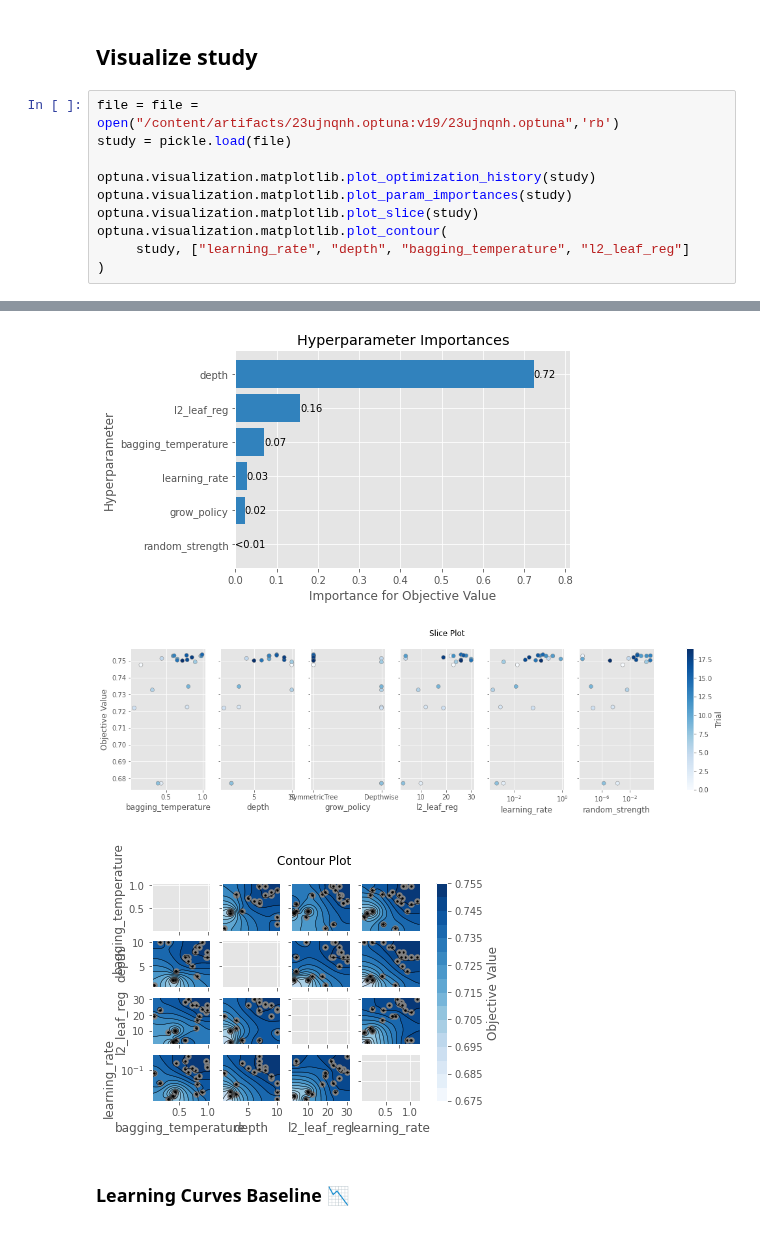
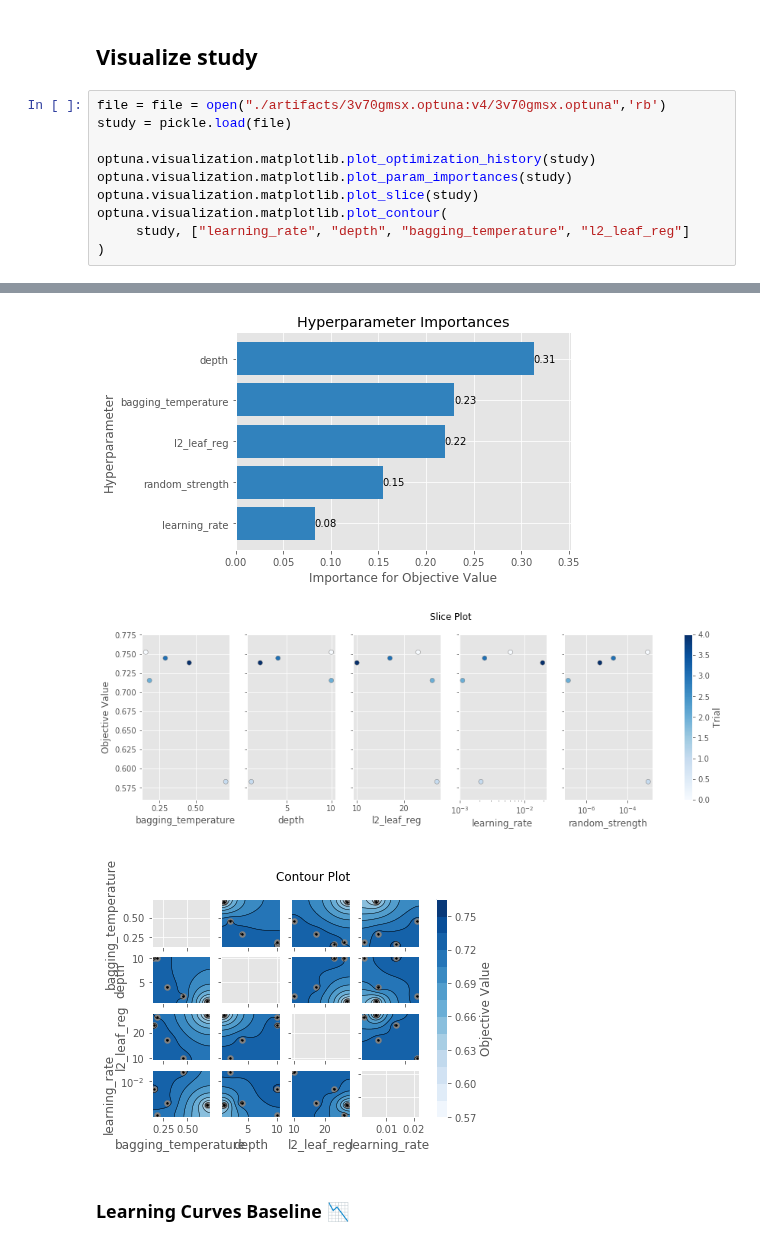
Before and after one commit to KarelZe/thesis, a Jupyter notebook: notebooks/4.0b-mb-gbm_baseline.ipynb, the cells around one changed output, grey strips where cells are left out. Drawn from its saved outputs; the diff is of its cells as text.

```diff
--- a/notebooks/4.0b-mb-gbm_baseline.ipynb
+++ b/notebooks/4.0b-mb-gbm_baseline.ipynb
@@ -118,7 +114,7 @@ See the caveats in the documentation: https://pandas.pydata.org/pandas-docs/stab
 # %% [markdown]
 ## Visualize study
 # %%
-file = file = open("/content/artifacts/23ujnqnh.optuna:v19/23ujnqnh.optuna",'rb')
+file = file = open("./artifacts/3v70gmsx.optuna:v4/3v70gmsx.optuna",'rb')
 study = pickle.load(file)
 
 optuna.visualization.matplotlib.plot_optimization_history(study)
@@ -150,6 +146,6 @@ array([[<matplotlib.axes._subplots.AxesSubplot object at 0x...>,
-[figure, old version]
+[figure, new version]
-[figure, old version]
+[figure, new version]
-[figure, old version]
+[figure, new version]
 # %% [markdown]
 ### Learning Curves Baseline 📉
 # %%
```
Also changed, not shown: parts of 11 cells of this notebook.
